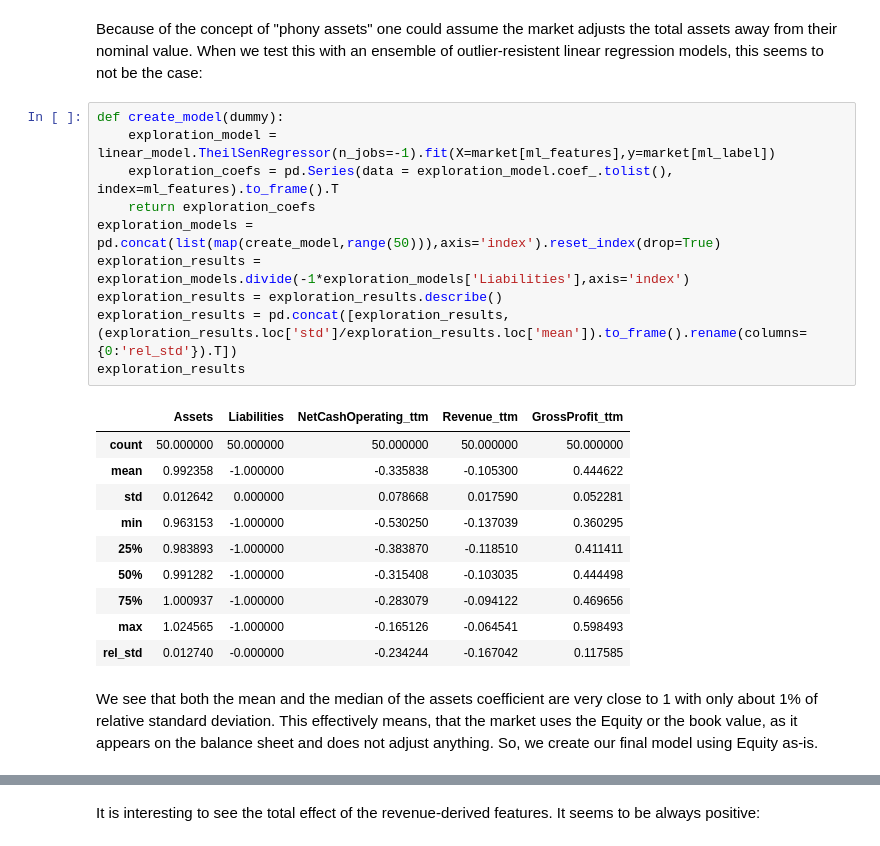
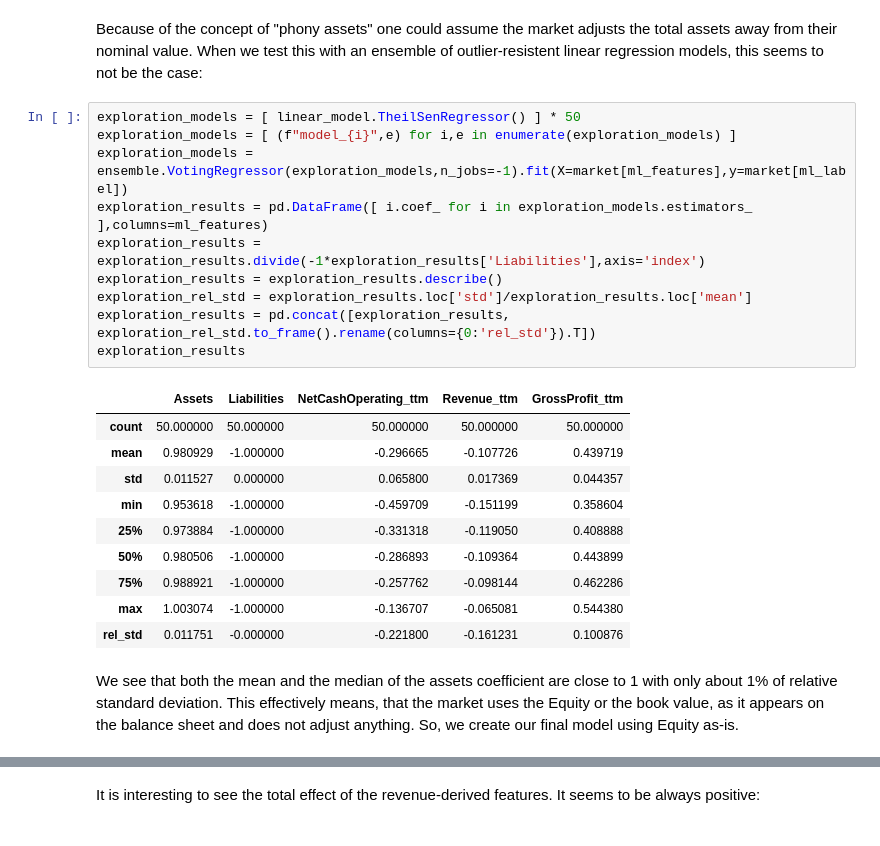
Before and after one commit to vladosht/fundamental-data, a Jupyter notebook: s-p-500-fundamental-data-model.ipynb, the cells around one changed output, grey strips where cells are left out. Cells and saved outputs as stored; diff of their text form.

Commit message:
Kaggle Notebook | S&P 500 Fundamental Data Model | Version 26

```diff
--- a/s-p-500-fundamental-data-model.ipynb
+++ b/s-p-500-fundamental-data-model.ipynb
@@ -109,28 +109,28 @@ market
 # %% [markdown]
 Because of the concept of "phony assets" one could assume the market adjusts the total assets away from their nominal value. When we test this with an ensemble of outlier-resistent linear regression models, this seems to not be the case:
 # %%
-def create_model(dummy):
-    exploration_model = linear_model.TheilSenRegressor(n_jobs=-1).fit(X=market[ml_features],y=market[ml_label])
-    exploration_coefs = pd.Series(data = exploration_model.coef_.tolist(), index=ml_features).to_frame().T
-    return exploration_coefs
-exploration_models = pd.concat(list(map(create_model,range(50))),axis='index').reset_index(drop=True)
-exploration_results = exploration_models.divide(-1*exploration_models['Liabilities'],axis='index')
+exploration_models = [ linear_model.TheilSenRegressor() ] * 50
+exploration_models = [ (f"model_{i}",e) for i,e in enumerate(exploration_models) ]
+exploration_models = ensemble.VotingRegressor(exploration_models,n_jobs=-1).fit(X=market[ml_features],y=market[ml_label])
+exploration_results = pd.DataFrame([ i.coef_ for i in exploration_models.estimators_ ],columns=ml_features)
+exploration_results = exploration_results.divide(-1*exploration_results['Liabilities'],axis='index')
 exploration_results = exploration_results.describe()
-exploration_results = pd.concat([exploration_results,(exploration_results.loc['std']/exploration_results.loc['mean']).to_frame().rename(columns={0:'rel_std'}).T])
+exploration_rel_std = exploration_results.loc['std']/exploration_results.loc['mean']
+exploration_results = pd.concat([exploration_results, exploration_rel_std.to_frame().rename(columns={0:'rel_std'}).T])
 exploration_results
 # %% [output]
 |  | Assets | Liabilities | NetCashOperating_ttm | Revenue_ttm | GrossProfit_ttm |
 | count | 50.000000 | 50.000000 | 50.000000 | 50.000000 | 50.000000 |
-| mean | 0.992358 | -1.000000 | -0.335838 | -0.105300 | 0.444622 |
-| std | 0.012642 | 0.000000 | 0.078668 | 0.017590 | 0.052281 |
-| min | 0.963153 | -1.000000 | -0.530250 | -0.137039 | 0.360295 |
-| 25% | 0.983893 | -1.000000 | -0.383870 | -0.118510 | 0.411411 |
-| 50% | 0.991282 | -1.000000 | -0.315408 | -0.103035 | 0.444498 |
-| 75% | 1.000937 | -1.000000 | -0.283079 | -0.094122 | 0.469656 |
-| max | 1.024565 | -1.000000 | -0.165126 | -0.064541 | 0.598493 |
-| rel_std | 0.012740 | -0.000000 | -0.234244 | -0.167042 | 0.117585 |
+| mean | 0.980929 | -1.000000 | -0.296665 | -0.107726 | 0.439719 |
+| std | 0.011527 | 0.000000 | 0.065800 | 0.017369 | 0.044357 |
+| min | 0.953618 | -1.000000 | -0.459709 | -0.151199 | 0.358604 |
+| 25% | 0.973884 | -1.000000 | -0.331318 | -0.119050 | 0.408888 |
+| 50% | 0.980506 | -1.000000 | -0.286893 | -0.109364 | 0.443899 |
+| 75% | 0.988921 | -1.000000 | -0.257762 | -0.098144 | 0.462286 |
+| max | 1.003074 | -1.000000 | -0.136707 | -0.065081 | 0.544380 |
+| rel_std | 0.011751 | -0.000000 | -0.221800 | -0.161231 | 0.100876 |
 # %% [markdown]
-We see that both the mean and the median of the assets coefficient are very close to 1 with only about 1% of relative standard deviation. This effectively means, that the market uses the Equity or the book value, as it appears on the balance sheet and does not adjust anything. So, we create our final model using Equity as-is.
+We see that both the mean and the median of the assets coefficient are close to 1 with only about 1% of relative standard deviation. This effectively means, that the market uses the Equity or the book value, as it appears on the balance sheet and does not adjust anything. So, we create our final model using Equity as-is.
 # %%
 model_features = market[ml_features].copy()
 model_features['Equity'] = model_features['Assets'] - model_features['Liabilities']
```
Also changed, not shown: parts of 14 cells of this notebook.
